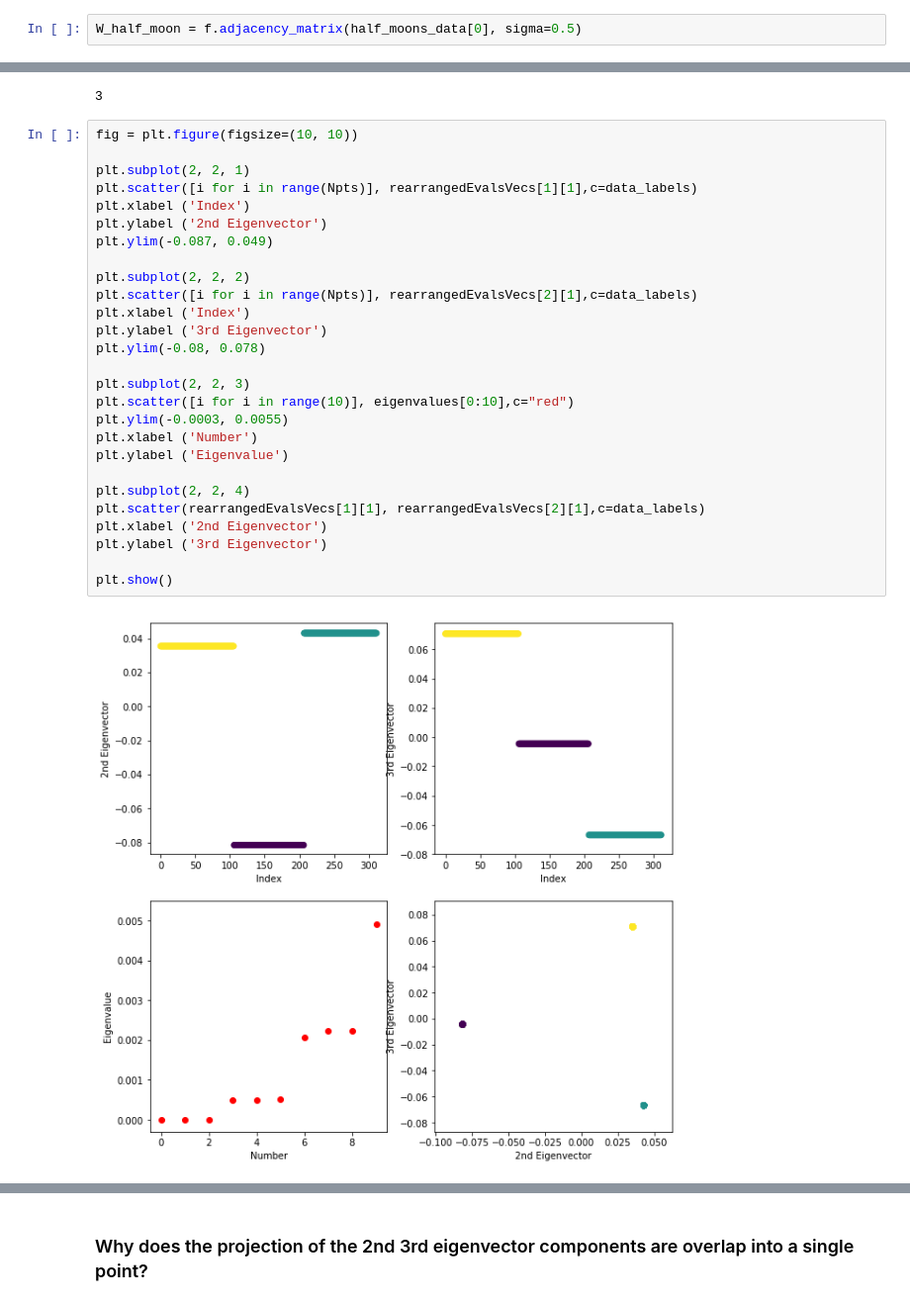
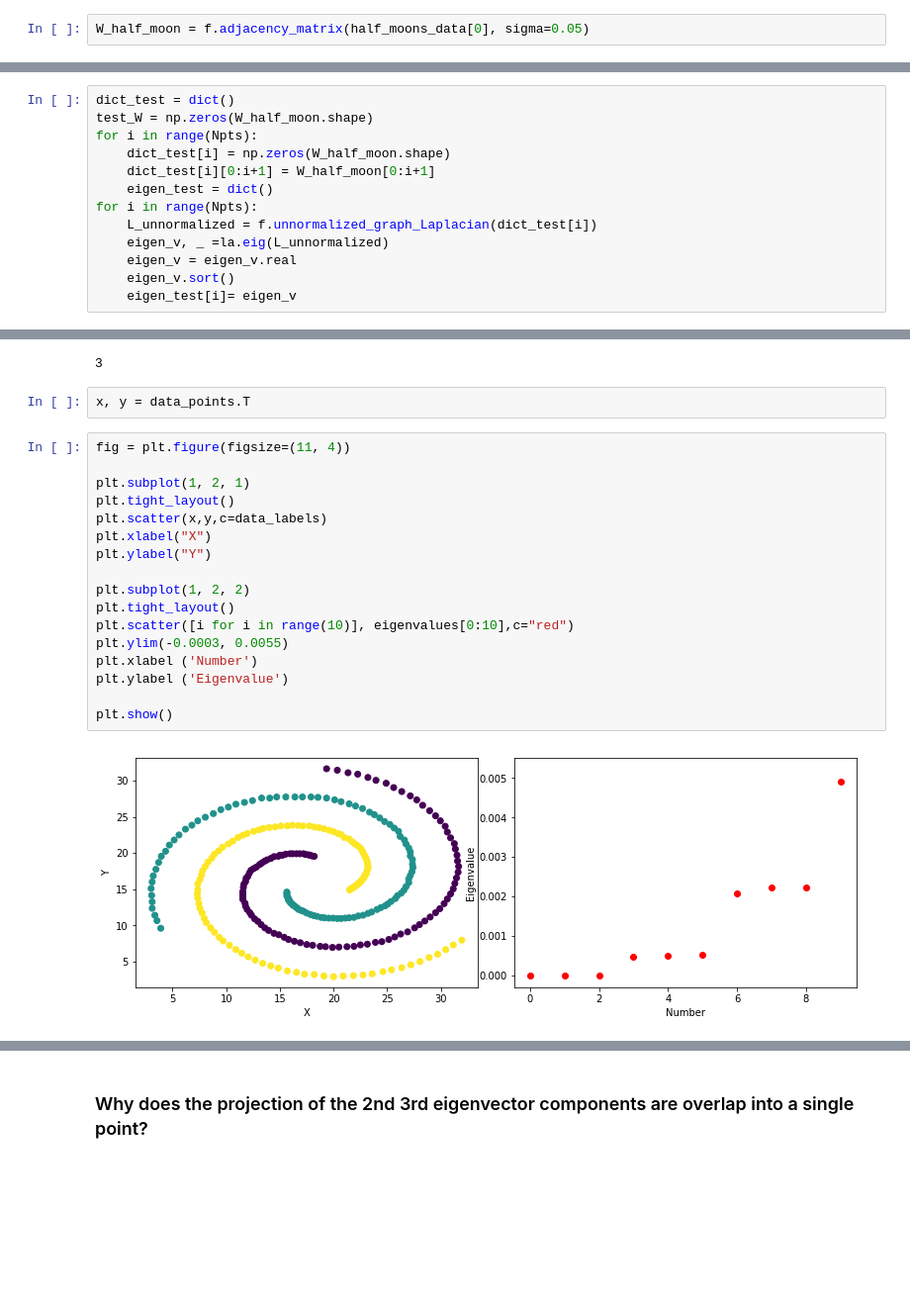
Before and after one commit to msarrias/spectral-clustering, a Jupyter notebook: playground.ipynb, the cells around one changed output, grey strips where cells are left out. Shown at 99% size. Cells and saved outputs as stored; diff of their text form; blank space fills up the shorter version.

Commit message:
updated eigenvector analysis

```diff
--- a/playground.ipynb
+++ b/playground.ipynb
@@ -18,7 +18,7 @@ nodes_position = dict()
 for key  in [i for i in range(Npts)]:
     nodes_position[key] = list(half_moons_data[0][key])
 # %%
-W_half_moon = f.adjacency_matrix(half_moons_data[0], sigma=0.5)
+W_half_moon = f.adjacency_matrix(half_moons_data[0], sigma=0.05)
 # %%
 #plot data
 f.scatter_plot_data_set(half_moons_data[0], half_moons_data[1], color_clusters = False)
@@ -36,0 +40,13 @@ f.plot_Graph(hm, nodes_position,
+# %%
+dict_test = dict()
+test_W = np.zeros(W_half_moon.shape)
+for i in range(Npts):
+    dict_test[i] = np.zeros(W_half_moon.shape)
+    dict_test[i][0:i+1] = W_half_moon[0:i+1]
+    eigen_test = dict()
+for i in range(Npts):
+    L_unnormalized = f.unnormalized_graph_Laplacian(dict_test[i])
+    eigen_v, _ =la.eig(L_unnormalized)
+    eigen_v = eigen_v.real
+    eigen_v.sort()
+    eigen_test[i]= eigen_v
@@ -123,32 +156,24 @@ eigenvalues.sort()
 np.where(eigenvalues < 1e-8)[0].shape[0]
 # %% [output]
 3
+# %%
+x, y = data_points.T
 # %%
-fig = plt.figure(figsize=(10, 10))
+fig = plt.figure(figsize=(11, 4))
 
-plt.subplot(2, 2, 1)
-plt.scatter([i for i in range(Npts)], rearrangedEvalsVecs[1][1],c=data_labels)
-plt.xlabel ('Index')
-plt.ylabel ('2nd Eigenvector')
-plt.ylim(-0.087, 0.049)
+plt.subplot(1, 2, 1)
+plt.tight_layout()
+plt.scatter(x,y,c=data_labels)
+plt.xlabel("X")
+plt.ylabel("Y")
 
-plt.subplot(2, 2, 2)
-plt.scatter([i for i in range(Npts)], rearrangedEvalsVecs[2][1],c=data_labels)
-plt.xlabel ('Index')
-plt.ylabel ('3rd Eigenvector')
-plt.ylim(-0.08, 0.078)
-
-plt.subplot(2, 2, 3)
+plt.subplot(1, 2, 2)
+plt.tight_layout()
 plt.scatter([i for i in range(10)], eigenvalues[0:10],c="red")
 plt.ylim(-0.0003, 0.0055)
 plt.xlabel ('Number')
 plt.ylabel ('Eigenvalue')
 
-plt.subplot(2, 2, 4)
-plt.scatter(rearrangedEvalsVecs[1][1], rearrangedEvalsVecs[2][1],c=data_labels)
-plt.xlabel ('2nd Eigenvector')
-plt.ylabel ('3rd Eigenvector')
-
 plt.show()
 # %% [output]
-[figure, old version]
+[figure, new version]
```
Also changed, not shown: parts of 10 cells of this notebook.
